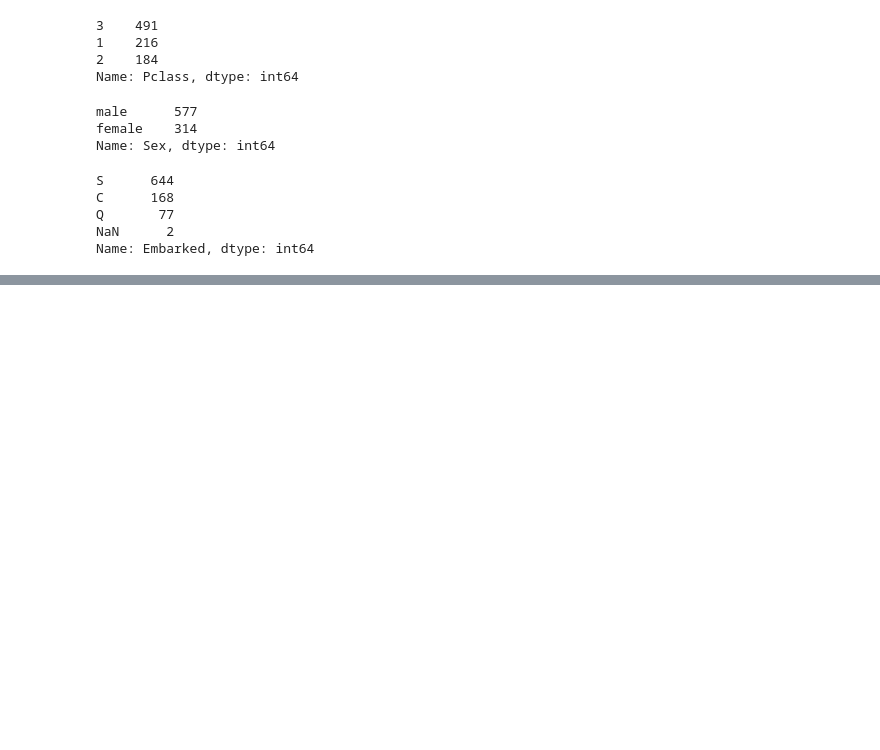
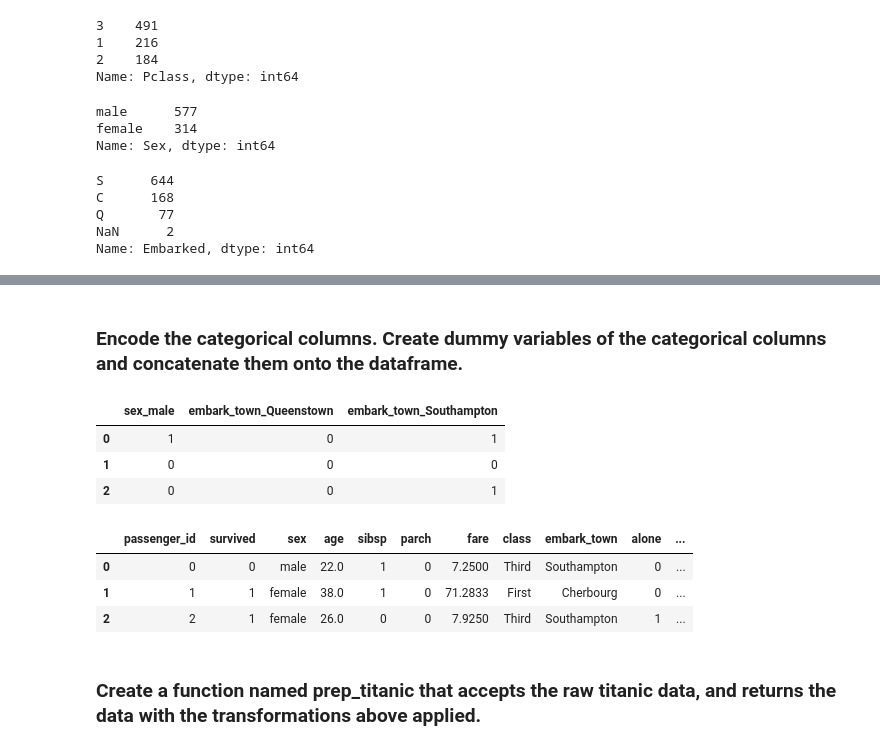
Before and after one commit to JeremyLagunas/classification_exercises, a Jupyter notebook: classification_exercises.ipynb, the cells around one changed output, grey strips where cells are left out. Drawn from its saved outputs; the diff is of its cells as text; code cells hidden in the pictures; blank space fills up the shorter version.

```diff
--- a/classification_exercises.ipynb
+++ b/classification_exercises.ipynb
@@ -325,0 +428,4 @@ Name: Embarked, dtype: int64
+# %%
+cols_to_drop = ['pclass', 'deck', 'embarked']
+df = df.drop(columns = cols_to_drop)
+df.columns.to_list()
@@ -325,0 +443,20 @@ Name: Embarked, dtype: int64
+# %% [markdown]
+### Encode the categorical columns. Create dummy variables of the categorical columns and concatenate them onto the dataframe.
+# %%
+dummy_df = pd.get_dummies(df[['sex', 'embark_town']], dummy_na = False, drop_first=[True, True])
+dummy_df.head(3)
+# %% [output]
+|  | sex_male | embark_town_Queenstown | embark_town_Southampton |
+| 0 | 1 | 0 | 1 |
+| 1 | 0 | 0 | 0 |
+| 2 | 0 | 0 | 1 |
+# %%
+df = pd.concat([df_titanic, dummy_df], axis = 1)
+df.head(3)
+# %% [output]
+|  | passenger_id | survived | sex | age | sibsp | parch | fare | class | embark_town | alone | ... |
+| 0 | 0 | 0 | male | 22.0 | 1 | 0 | 7.2500 | Third | Southampton | 0 | ... |
+| 1 | 1 | 1 | female | 38.0 | 1 | 0 | 71.2833 | First | Cherbourg | 0 | ... |
+| 2 | 2 | 1 | female | 26.0 | 0 | 0 | 7.9250 | Third | Southampton | 1 | ... |
+# %% [markdown]
+### Create a function named prep_titanic that accepts the raw titanic data, and returns the data with the transformations above applied.
```
Also changed, not shown: parts of 33 cells of this notebook.
